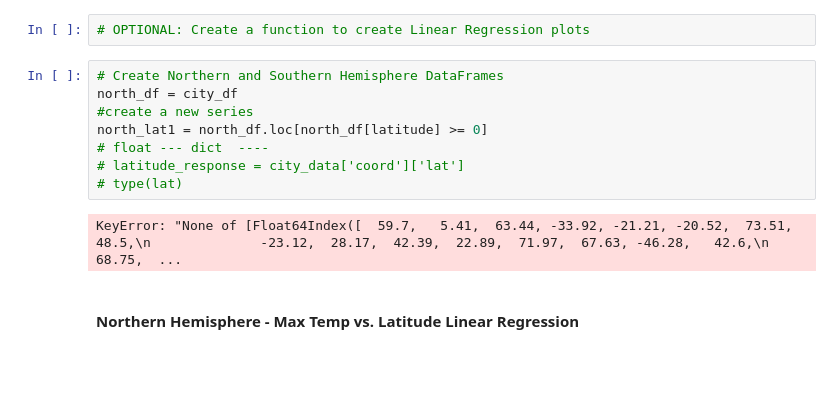
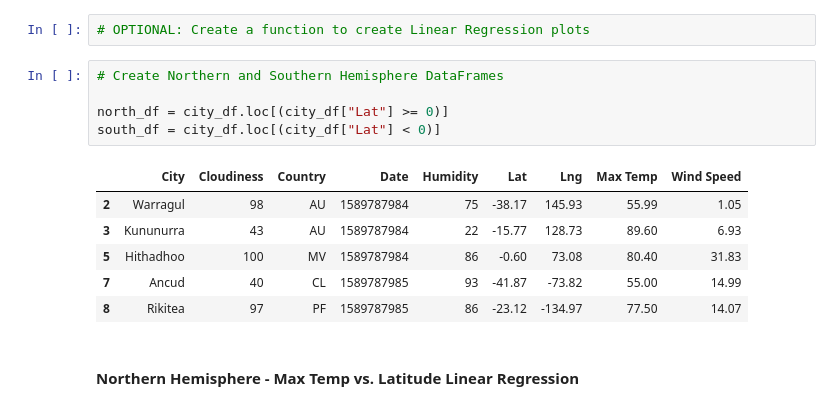
Before and after one commit to motofi/python-api-challenge, a Jupyter notebook: WeatherPy/WeatherPy.ipynb, the cells around one changed output. Cells and saved outputs as stored; diff of their text form; blank space fills up the shorter version.

```diff
--- a/WeatherPy/WeatherPy.ipynb
+++ b/WeatherPy/WeatherPy.ipynb
@@ -434,14 +427,16 @@ plt.show()
 # OPTIONAL: Create a function to create Linear Regression plots
 # %%
 # Create Northern and Southern Hemisphere DataFrames
-north_df = city_df
-#create a new series
-north_lat1 = north_df.loc[north_df[latitude] >= 0]
-# float --- dict  ----
-# latitude_response = city_data['coord']['lat']
-# type(lat)
+
+north_df = city_df.loc[(city_df["Lat"] >= 0)]
+south_df = city_df.loc[(city_df["Lat"] < 0)]
 # %% [output]
-KeyError: "None of [Float64Index([  59.7,   5.41,  63.44, -33.92, -21.21, -20.52,  73.51,   48.5,\n              -23.12,  28.17,  42.39,  22.89,  71.97,  67.63, -46.28,   42.6,\n               68.75,  ...
+|  | City | Cloudiness | Country | Date | Humidity | Lat | Lng | Max Temp | Wind Speed |
+| 2 | Warragul | 98 | AU | 1589787984 | 75 | -38.17 | 145.93 | 55.99 | 1.05 |
+| 3 | Kununurra | 43 | AU | 1589787984 | 22 | -15.77 | 128.73 | 89.60 | 6.93 |
+| 5 | Hithadhoo | 100 | MV | 1589787984 | 86 | -0.60 | 73.08 | 80.40 | 31.83 |
+| 7 | Ancud | 40 | CL | 1589787985 | 93 | -41.87 | -73.82 | 55.00 | 14.99 |
+| 8 | Rikitea | 97 | PF | 1589787985 | 86 | -23.12 | -134.97 | 77.50 | 14.07 |
 # %% [markdown]
 ####  Northern Hemisphere - Max Temp vs. Latitude Linear Regression
 # %%
```
Also changed, not shown: parts of 8 cells of this notebook.
